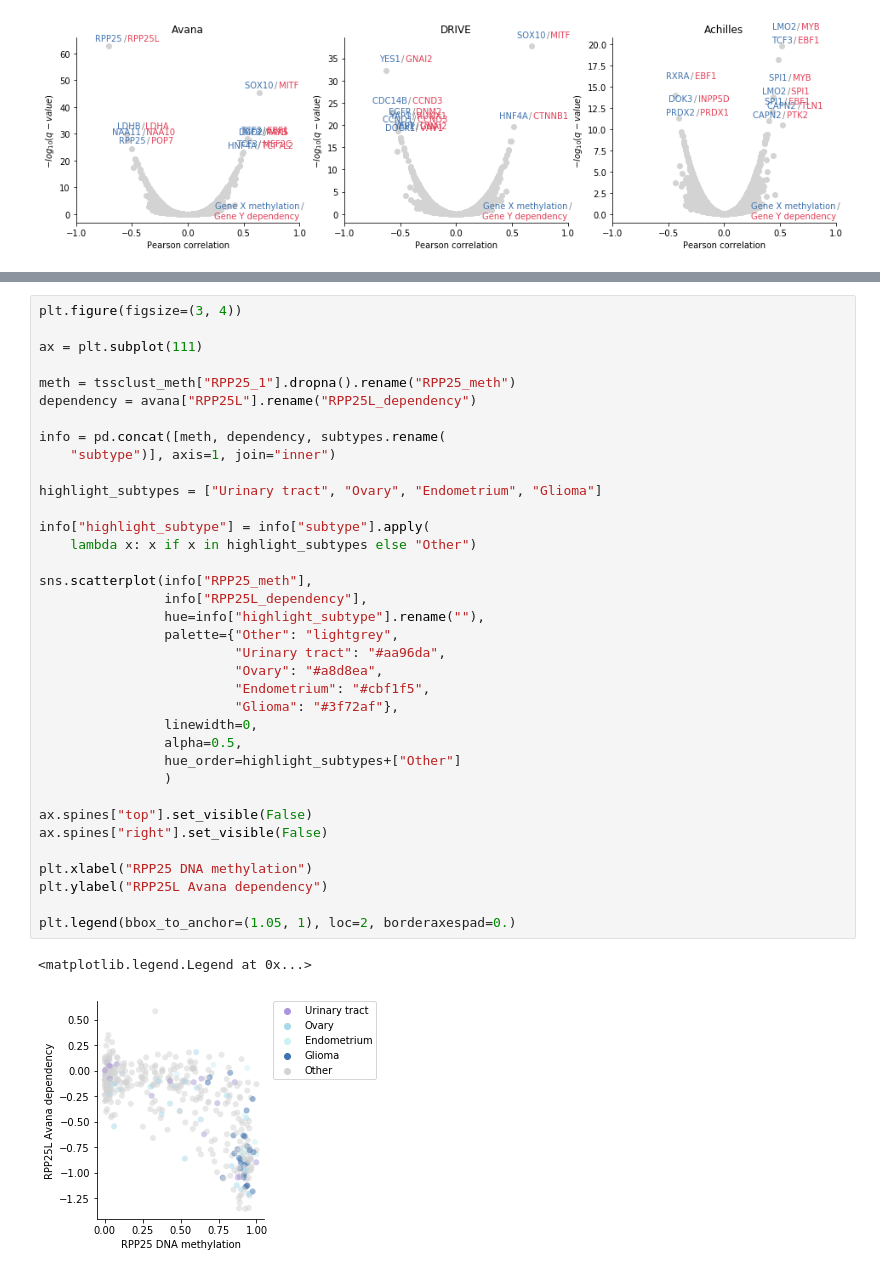
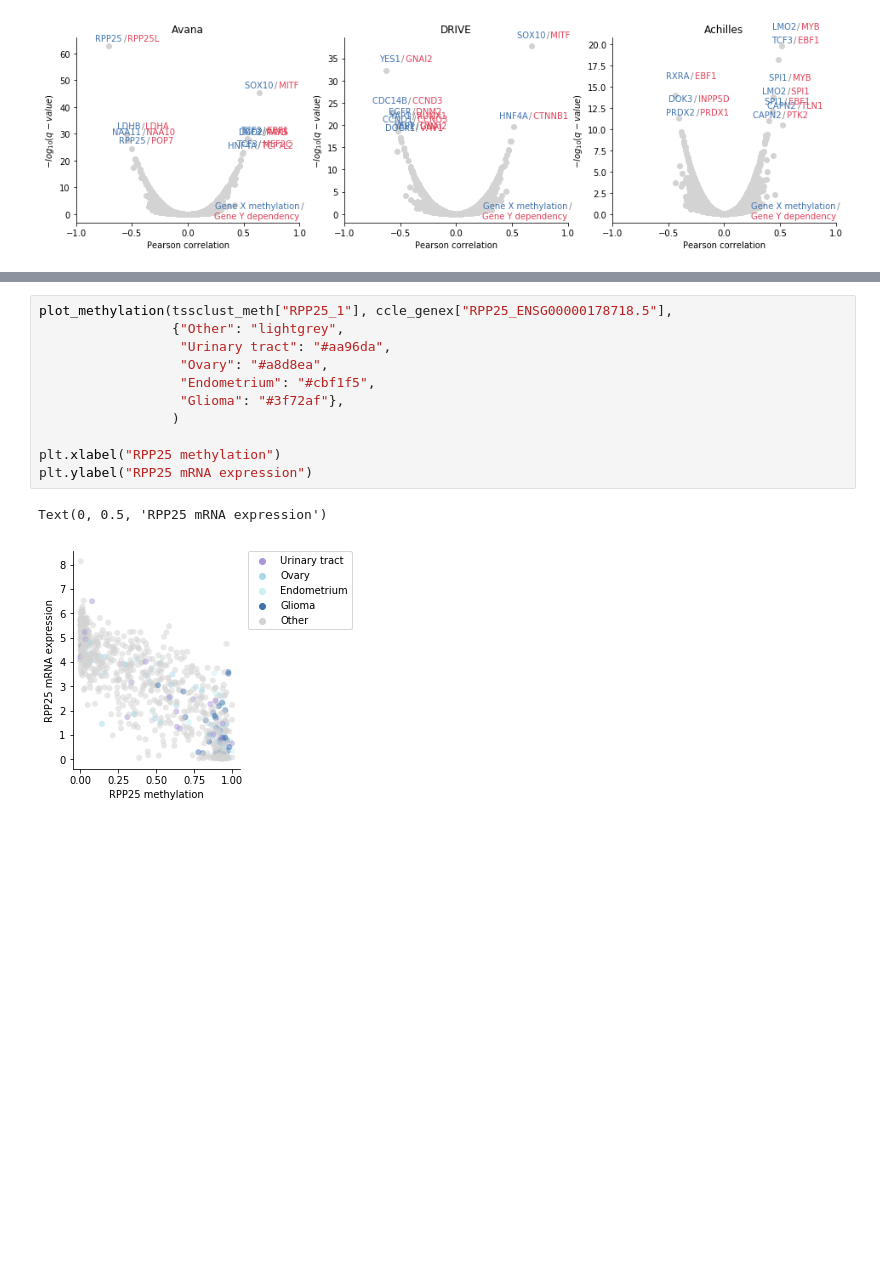
Before and after one commit to kevinhu/ccle-2019-analysis, a Jupyter notebook: notebooks/figure2_methylation-dependencies.ipynb, the cells around one changed output, grey strips where cells are left out. Cells and saved outputs as stored; diff of their text form; blank space fills up the shorter version.

```diff
--- a/notebooks/figure2_methylation-dependencies.ipynb
+++ b/notebooks/figure2_methylation-dependencies.ipynb
@@ -406,39 +354,14 @@ plt.legend(bbox_to_anchor=(1.05, 1), loc=2, borderaxespad=0.)
-# %%
-plt.figure(figsize=(3, 4))
-
-ax = plt.subplot(111)
-
-meth = tssclust_meth["RPP25_1"].dropna().rename("RPP25_meth")
-dependency = avana["RPP25L"].rename("RPP25L_dependency")
-
-info = pd.concat([meth, dependency, subtypes.rename(
-    "subtype")], axis=1, join="inner")
-
-highlight_subtypes = ["Urinary tract", "Ovary", "Endometrium", "Glioma"]
-
-info["highlight_subtype"] = info["subtype"].apply(
-    lambda x: x if x in highlight_subtypes else "Other")
-
-sns.scatterplot(info["RPP25_meth"],
-                info["RPP25L_dependency"],
-                hue=info["highlight_subtype"].rename(""),
-                palette={"Other": "lightgrey",
-                         "Urinary tract": "#aa96da",
-                         "Ovary": "#a8d8ea",
-                         "Endometrium": "#cbf1f5",
-                         "Glioma": "#3f72af"},
-                linewidth=0,
-                alpha=0.5,
-                hue_order=highlight_subtypes+["Other"]
-                )
-
-ax.spines["top"].set_visible(False)
-ax.spines["right"].set_visible(False)
-
-plt.xlabel("RPP25 DNA methylation")
-plt.ylabel("RPP25L Avana dependency")
-
-plt.legend(bbox_to_anchor=(1.05, 1), loc=2, borderaxespad=0.)
-# %% [output]
-<matplotlib.legend.Legend at 0x...>
-[figure, removed]
+# %%
+plot_methylation(tssclust_meth["RPP25_1"], ccle_genex["RPP25_ENSG00000178718.5"],
+                 {"Other": "lightgrey",
+                  "Urinary tract": "#aa96da",
+                  "Ovary": "#a8d8ea",
+                  "Endometrium": "#cbf1f5",
+                  "Glioma": "#3f72af"},
+                 )
+
+plt.xlabel("RPP25 methylation")
+plt.ylabel("RPP25 mRNA expression")
+# %% [output]
+Text(0, 0.5, 'RPP25 mRNA expression')
+[figure, added]
```
Also changed, not shown: parts of 20 cells of this notebook.
